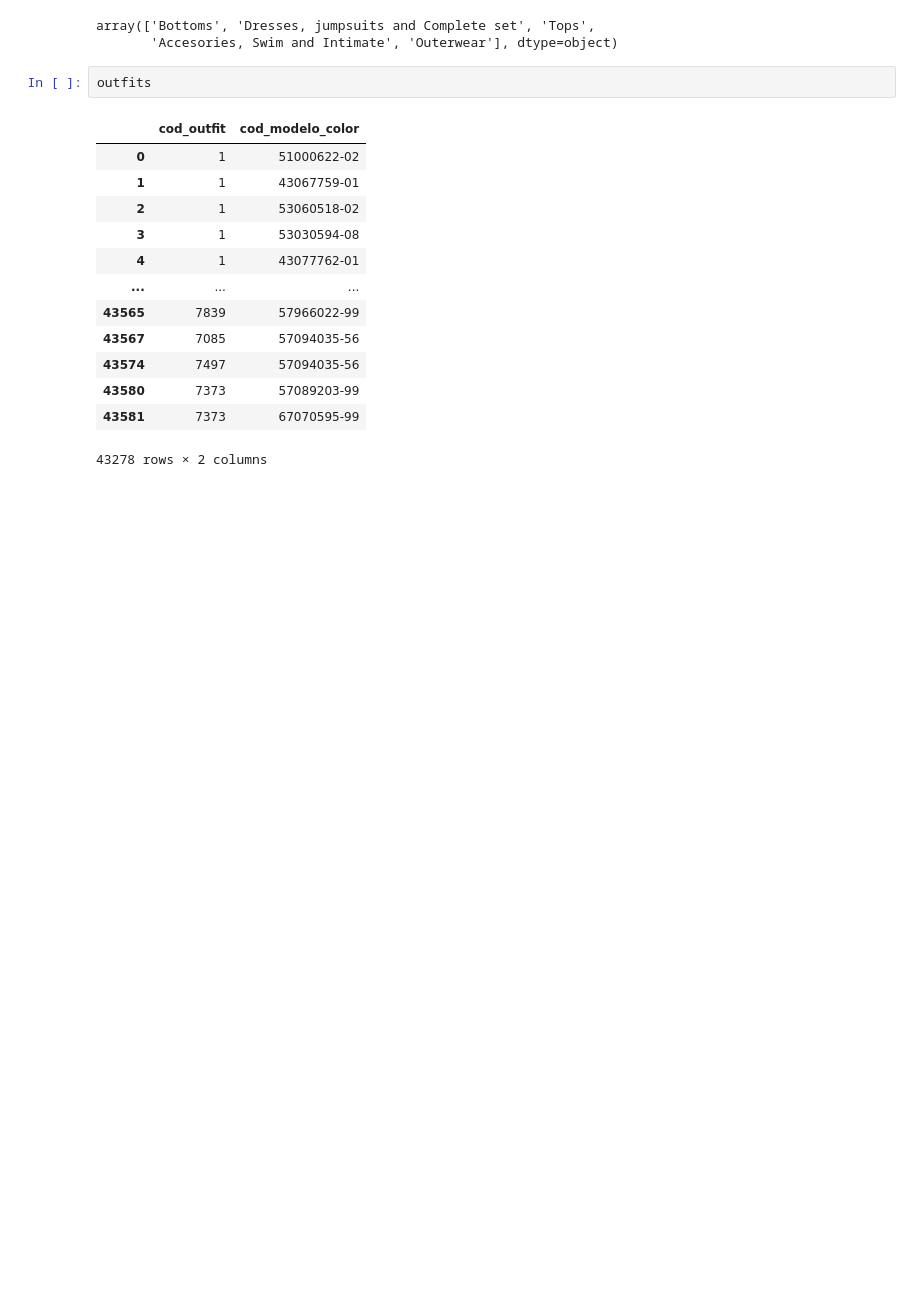
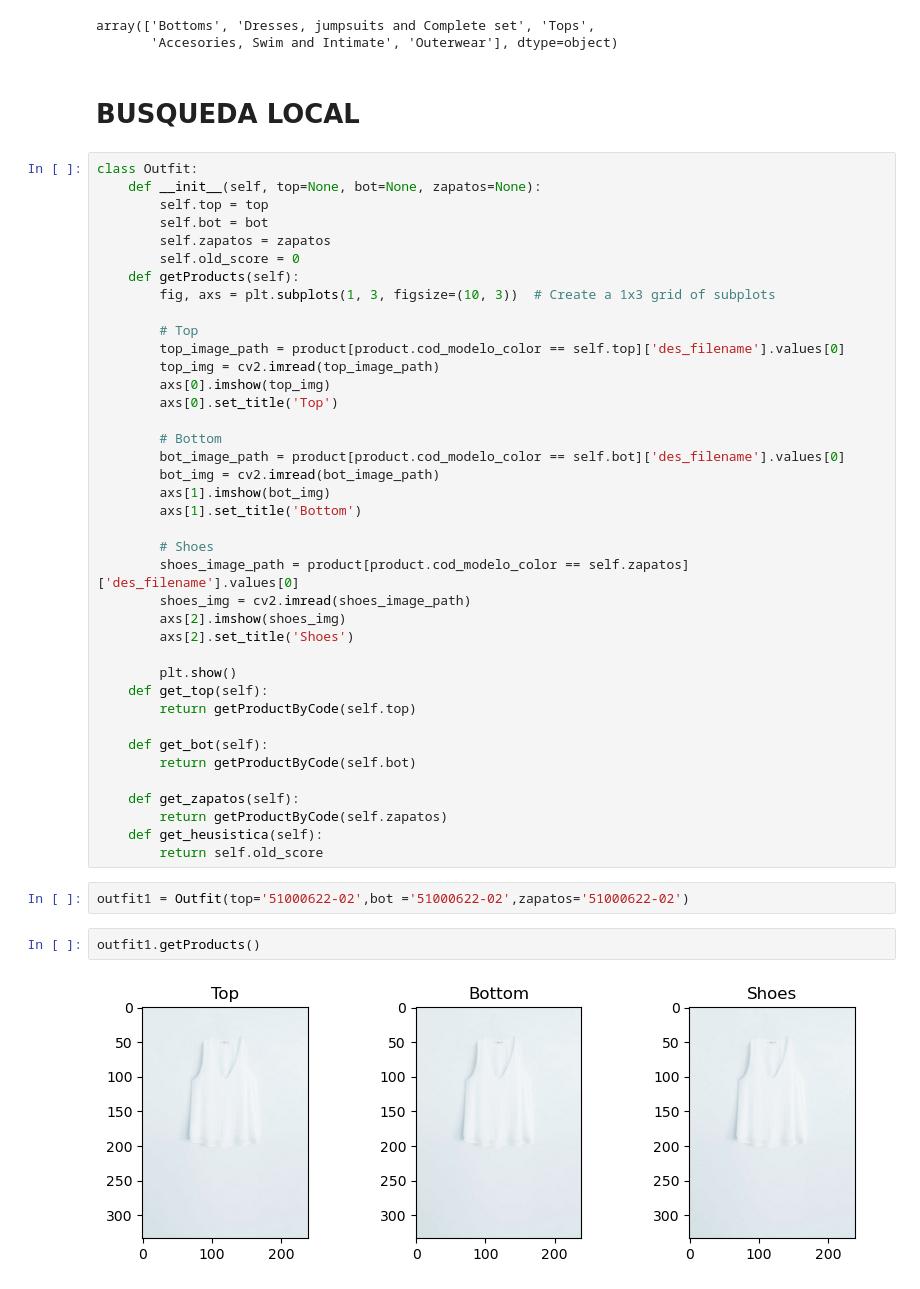
Before and after one commit to ivan-serrano-hernandez/hackathon-Mango_Challenge, a Jupyter notebook: Main functions.ipynb, the cells around one changed output. Cells and saved outputs as stored; diff of their text form; blank space fills up the shorter version.

Commit message:
Outfit class

```diff
--- a/Main functions.ipynb
+++ b/Main functions.ipynb
@@ -129,19 +145,50 @@ product.des_product_category.unique()
 # %% [output]
 array(['Bottoms', 'Dresses, jumpsuits and Complete set', 'Tops',
        'Accesories, Swim and Intimate', 'Outerwear'], dtype=object)
-# %%
-outfits
-# %% [output]
-|  | cod_outfit | cod_modelo_color |
-| 0 | 1 | 51000622-02 |
-| 1 | 1 | 43067759-01 |
-| 2 | 1 | 53060518-02 |
-| 3 | 1 | 53030594-08 |
-| 4 | 1 | 43077762-01 |
-| ... | ... | ... |
-| 43565 | 7839 | 57966022-99 |
-| 43567 | 7085 | 57094035-56 |
-| 43574 | 7497 | 57094035-56 |
-| 43580 | 7373 | 57089203-99 |
-| 43581 | 7373 | 67070595-99 |
-43278 rows × 2 columns
+# %% [markdown]
+# BUSQUEDA LOCAL
+# %%
+class Outfit:
+    def __init__(self, top=None, bot=None, zapatos=None):
+        self.top = top
+        self.bot = bot
+        self.zapatos = zapatos
+        self.old_score = 0
+    def getProducts(self):
+        fig, axs = plt.subplots(1, 3, figsize=(10, 3))  # Create a 1x3 grid of subplots
+
+        # Top
+        top_image_path = product[product.cod_modelo_color == self.top]['des_filename'].values[0]
+        top_img = cv2.imread(top_image_path)
+        axs[0].imshow(top_img)
+        axs[0].set_title('Top')
+
+        # Bottom
+        bot_image_path = product[product.cod_modelo_color == self.bot]['des_filename'].values[0]
+        bot_img = cv2.imread(bot_image_path)
+        axs[1].imshow(bot_img)
+        axs[1].set_title('Bottom')
+
+        # Shoes
+        shoes_image_path = product[product.cod_modelo_color == self.zapatos]['des_filename'].values[0]
+        shoes_img = cv2.imread(shoes_image_path)
+        axs[2].imshow(shoes_img)
+        axs[2].set_title('Shoes')
+
+        plt.show()
+    def get_top(self):
+        return getProductByCode(self.top)
+
+    def get_bot(self):
+        return getProductByCode(self.bot)
+
+    def get_zapatos(self):
+        return getProductByCode(self.zapatos)
+    def get_heusistica(self):
+        return self.old_score
+# %%
+outfit1 = Outfit(top='51000622-02',bot ='51000622-02',zapatos='51000622-02')
+# %%
+outfit1.getProducts()
+# %% [output]
+[figure, added]
```
Also changed, not shown: parts of 1 cell of this notebook.
